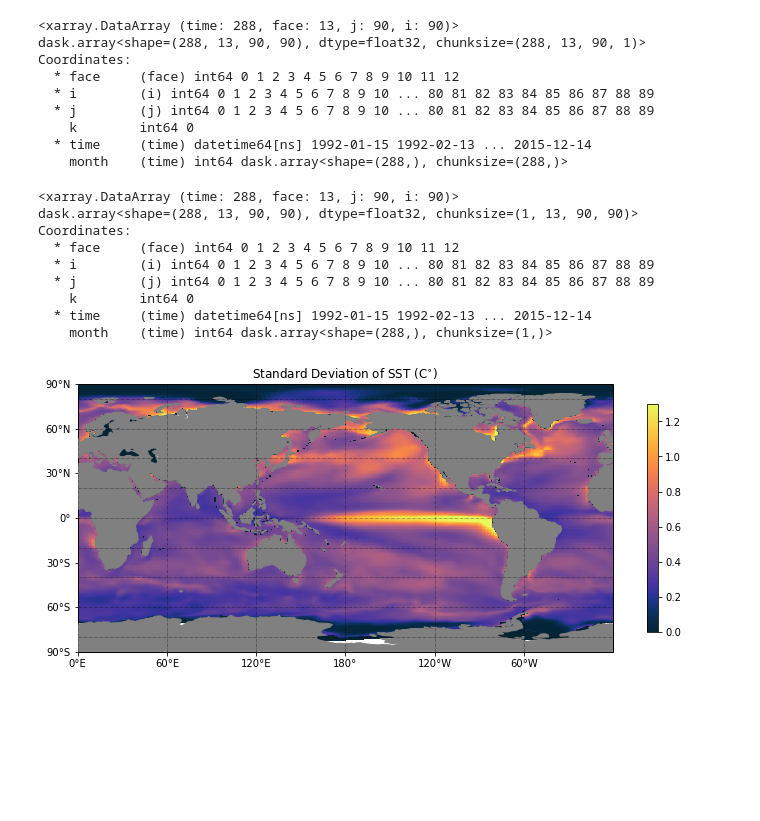
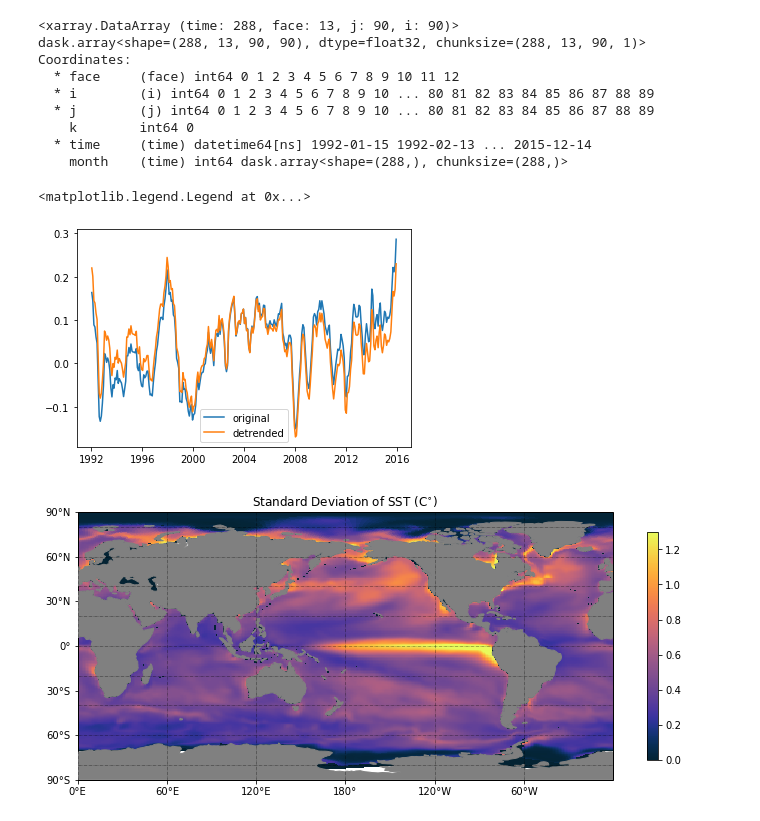
Before and after one commit to cpatrizio88/pangeo_ECCO, a Jupyter notebook: test_ecco.ipynb, the cells around one changed output. Cells and saved outputs as stored; diff of their text form; code cells hidden in the pictures; blank space fills up the shorter version.

```diff
--- a/test_ecco.ipynb
+++ b/test_ecco.ipynb
@@ -463,6 +467,7 @@ Coordinates:
 # Detrend SST
 #test = detrend(test, dim='time', type='linear')
 #test.dims
+sst_anom = sst_anom.fillna(0.)
 sst_anom = xr.DataArray(signal.detrend(sst_anom, axis=0), dims=sst_anom.dims, coords=sst_anom.coords)
 # %%
 # Rechunk by time before performing additional time-domain computations (e.g. time filtering)?
@@ -480,16 +485,15 @@ Coordinates:
 # %%
 #Rechunk after detrending
 sst_anom.chunk({'time':1})
+sst_anom = sst_anom.where(sst_anom != 0)
-# %% [output]
-<xarray.DataArray (time: 288, face: 13, j: 90, i: 90)>
-dask.array<shape=(288, 13, 90, 90), dtype=float32, chunksize=(1, 13, 90, 90)>
-Coordinates:
-  * face     (face) int64 0 1 2 3 4 5 6 7 8 9 10 11 12
-  * i        (i) int64 0 1 2 3 4 5 6 7 8 9 10 ... 80 81 82 83 84 85 86 87 88 89
-  * j        (j) int64 0 1 2 3 4 5 6 7 8 9 10 ... 80 81 82 83 84 85 86 87 88 89
-    k        int64 0
-  * time     (time) datetime64[ns] 1992-01-15 1992-02-13 ... 2015-12-14
-    month    (time) int64 dask.array<shape=(288,), chunksize=(1,)>
+# %%
+sst_globmean_detr = sst_anom.mean(dim=('face','i','j')).load()
+plt.plot(sst_anom.time, sst_globmean-sst_globmean_base, label='original')
+plt.plot(sst_anom.time, sst_globmean_detr-sst_globmean_base, label='detrended')
+plt.legend()
+# %% [output]
+<matplotlib.legend.Legend at 0x...>
+[figure, added]
 # %%
 sst_std = sst_anom.std(dim='time')
 # %%
```
Also changed, not shown: parts of 13 cells of this notebook.
